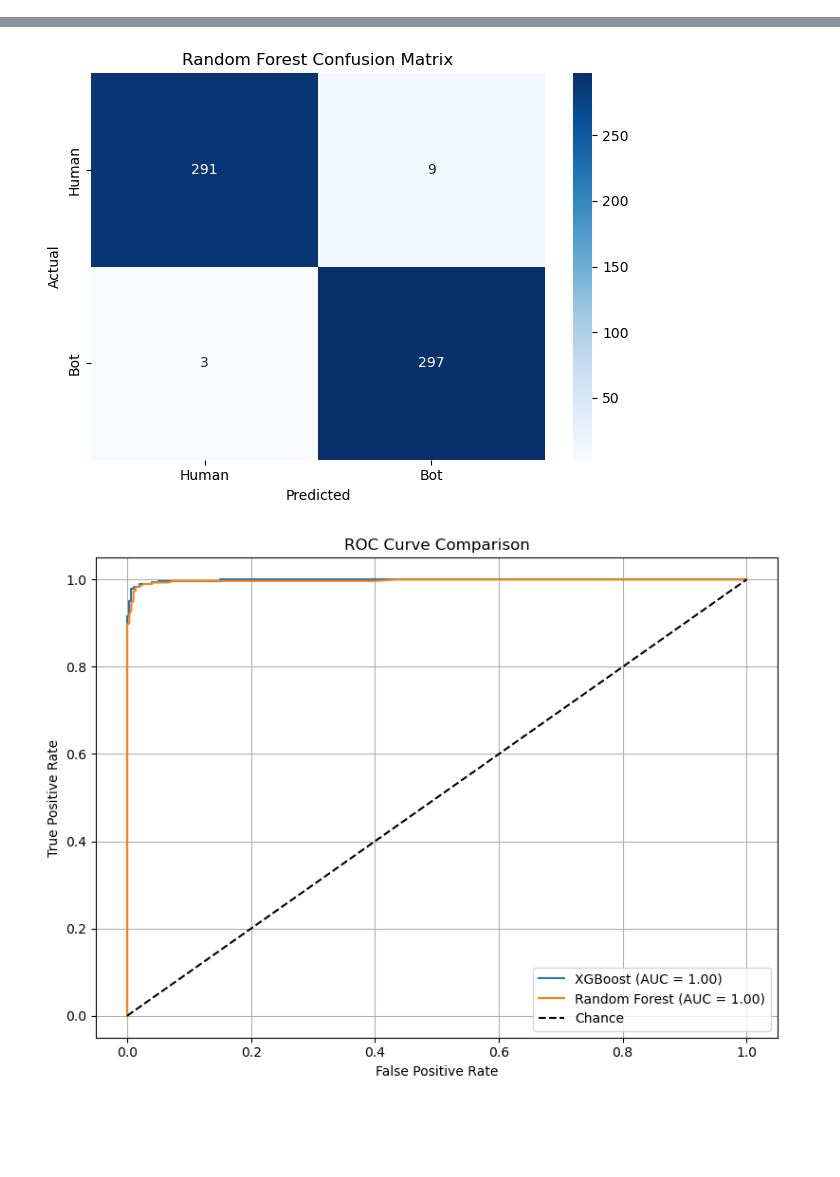
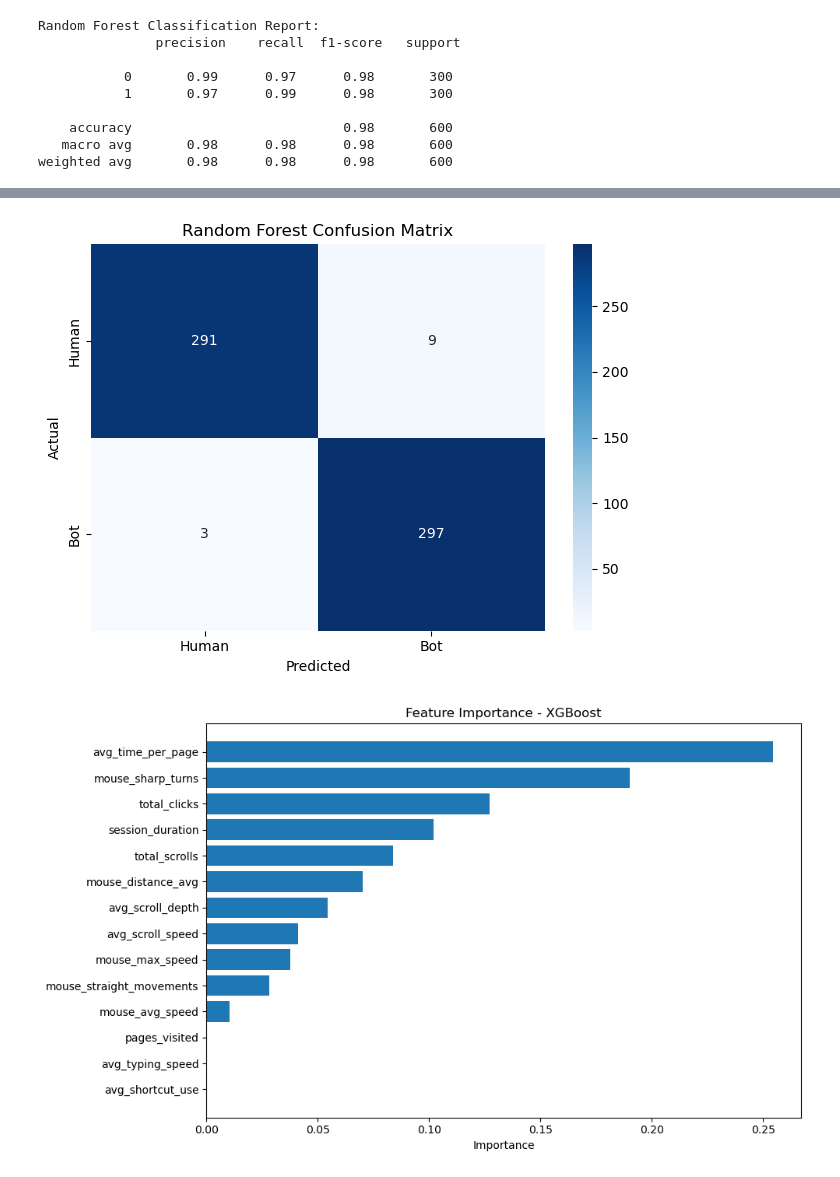
Before and after one commit to LaurelEdison/RM-AOL, a Jupyter notebook: Evaluation/xgboostrandomforest.ipynb, the cells around one changed output, grey strips where cells are left out. Saved outputs shown, nothing was run; the diff lists cells and outputs as text; code cells hidden in the pictures; blank space fills up the shorter version.

Commit message:
Unified plotting and ordering from most important to least, removed roc curve, added descriptions

```diff
--- a/Evaluation/xgboostrandomforest.ipynb
+++ b/Evaluation/xgboostrandomforest.ipynb
@@ -31,7 +25,7 @@ df.to_csv("combined_sessions.csv", index=False)
 
 # --- Cleanup and prepare features ---
 df = df.drop(columns=[
-"session_id", "mouse_idle_time", "avg_time_between_clicks",
+"session_id", "mouse_idle_time", "avg_time_between_clicks", #Mouse idle time and avg time between clicks not recorded due to being empty and browser dependent behaviour
 
     # "avg_time_per_page",
     # "total_scrolls",
@@ -136,50 +130,34 @@ def plot_conf_matrix(y_true, y_pred, title):
 plot_conf_matrix(y_val, y_pred_xgb, "XGBoost Confusion Matrix")
 plot_conf_matrix(y_val, y_pred_rf, "Random Forest Confusion Matrix")
 
-# --- ROC Curve ---
-fpr_xgb, tpr_xgb, _ = roc_curve(y_val, y_prob_xgb)
-roc_auc_xgb = auc(fpr_xgb, tpr_xgb)
 
-fpr_rf, tpr_rf, _ = roc_curve(y_val, y_prob_rf)
-roc_auc_rf = auc(fpr_rf, tpr_rf)
+importances_xgb = xgb_model.feature_importances_
+importances_rf = rf_model.feature_importances_
 
-plt.figure(figsize=(8, 6))
-plt.plot(fpr_xgb, tpr_xgb, label=f'XGBoost (AUC = {roc_auc_xgb:.2f})')
-plt.plot(fpr_rf, tpr_rf, label=f'Random Forest (AUC = {roc_auc_rf:.2f})')
-plt.plot([0, 1], [0, 1], 'k--', label='Chance')
-plt.xlabel('False Positive Rate')
-plt.ylabel('True Positive Rate')
-plt.title('ROC Curve Comparison')
-plt.legend(loc='lower right')
-plt.grid(True)
+importance_df = pd.DataFrame({
+    "Feature": X.columns,
+    "XGBoost Importance": importances_xgb,
+    "Random Forest Importance": importances_rf
+})
+
+# Sort by XGBoost importance (or change to "Random Forest Importance" if preferred)
+importance_df = importance_df.sort_values(by="XGBoost Importance", ascending=False)
+
+# --- Plot XGBoost ---
+plt.figure(figsize=(10, 6))
+plt.barh(importance_df["Feature"], importance_df["XGBoost Importance"])
+plt.gca().invert_yaxis()  # Most important on top
+plt.title("Feature Importance - XGBoost")
+plt.xlabel("Importance")
 plt.tight_layout()
 plt.show()
 
-# --- Feature Importance: XGBoost ---
-xgb.plot_importance(xgb_model, max_num_features=len(xgb_model.feature_names_in_))
-plt.title("XGBoost Feature Importance")
+# --- Plot Random Forest ---
+plt.figure(figsize=(10, 6))
+plt.barh(importance_df["Feature"], importance_df["Random Forest Importance"])
+plt.gca().invert_yaxis()  # Same order as XGBoost
+plt.title("Feature Importance - Random Forest")
+plt.xlabel("Importance")
 plt.tight_layout()
 plt.show()
-
-# --- Feature Importance: Random Forest ---
-importances = rf_model.feature_importances_
-feat_names = X.columns
-plt.figure(figsize=(8, 6))
-plt.barh(feat_names, importances)
-plt.title("Random Forest Feature Importance")
-plt.tight_layout()
-plt.show()
-
-# --- SHAP Summary Plot (XGBoost only) ---
-explainer = shap.TreeExplainer(xgb_model)
-shap_values = explainer.shap_values(X_val)
-shap.summary_plot(shap_values, X_val)
-
-# --- Optional: Print Bot False Negatives (debugging aid) ---
-false_negatives = (y_val == 1) & (y_pred_xgb == 0)
-if false_negatives.any():
-    print("\n=== Bot False Negatives (XGBoost) ===")
-    print(X_val[false_negatives])
-else:
-    print("\nNo false negatives in XGBoost.")
 # %% [output]
@@ -206,3 +184,12 @@ weighted avg       0.98      0.98      0.98       600
+Random Forest Classification Report:
+               precision    recall  f1-score   support
+
+           0       0.99      0.97      0.98       300
+           1       0.97      0.99      0.98       300
+
+    accuracy                           0.98       600
+   macro avg       0.98      0.98      0.98       600
+weighted avg       0.98      0.98      0.98       600
 [figure]
 [figure]
-[figure, old version]
+[figure, new version]
```
Also changed, not shown: parts of 2 cells of this notebook.
